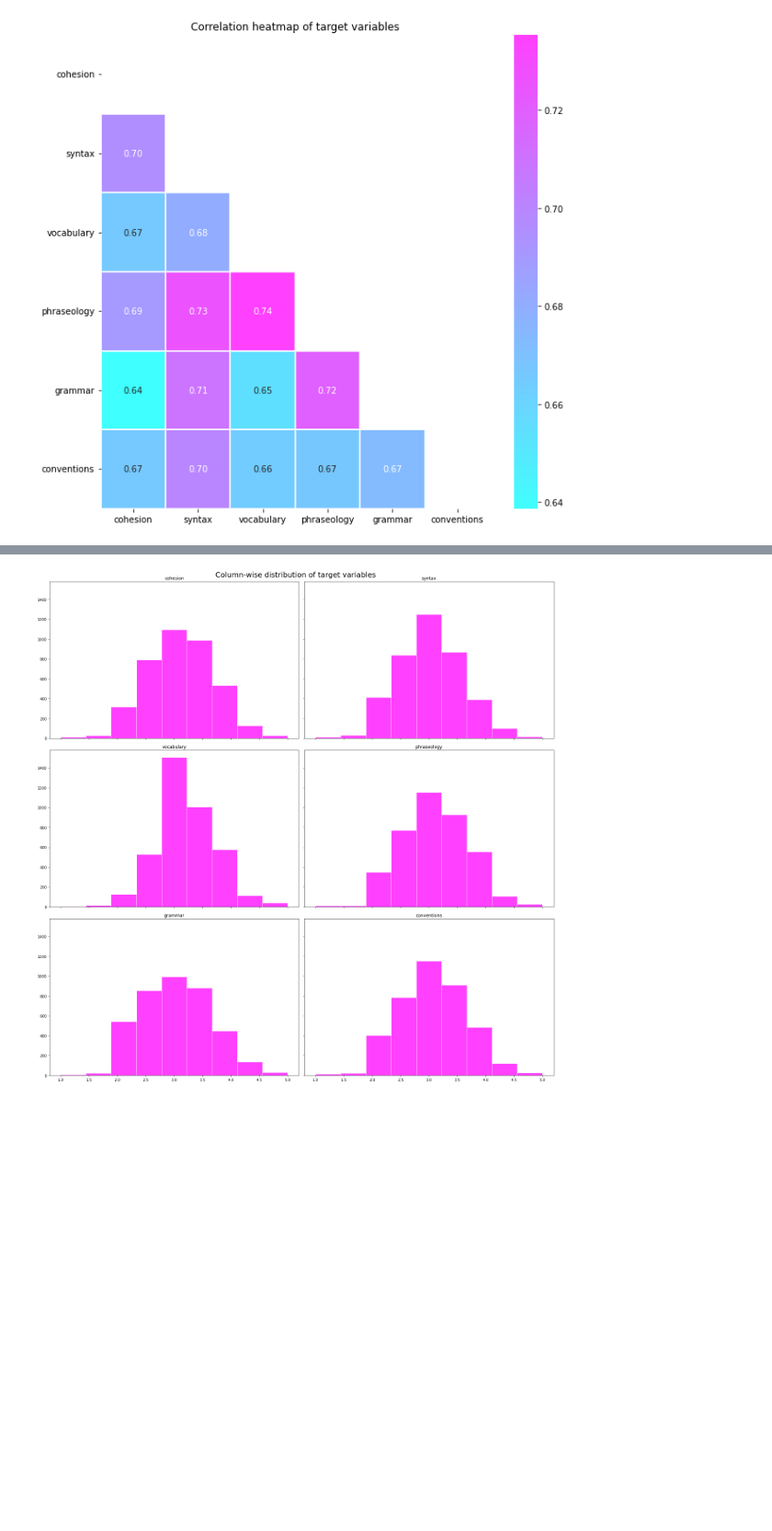
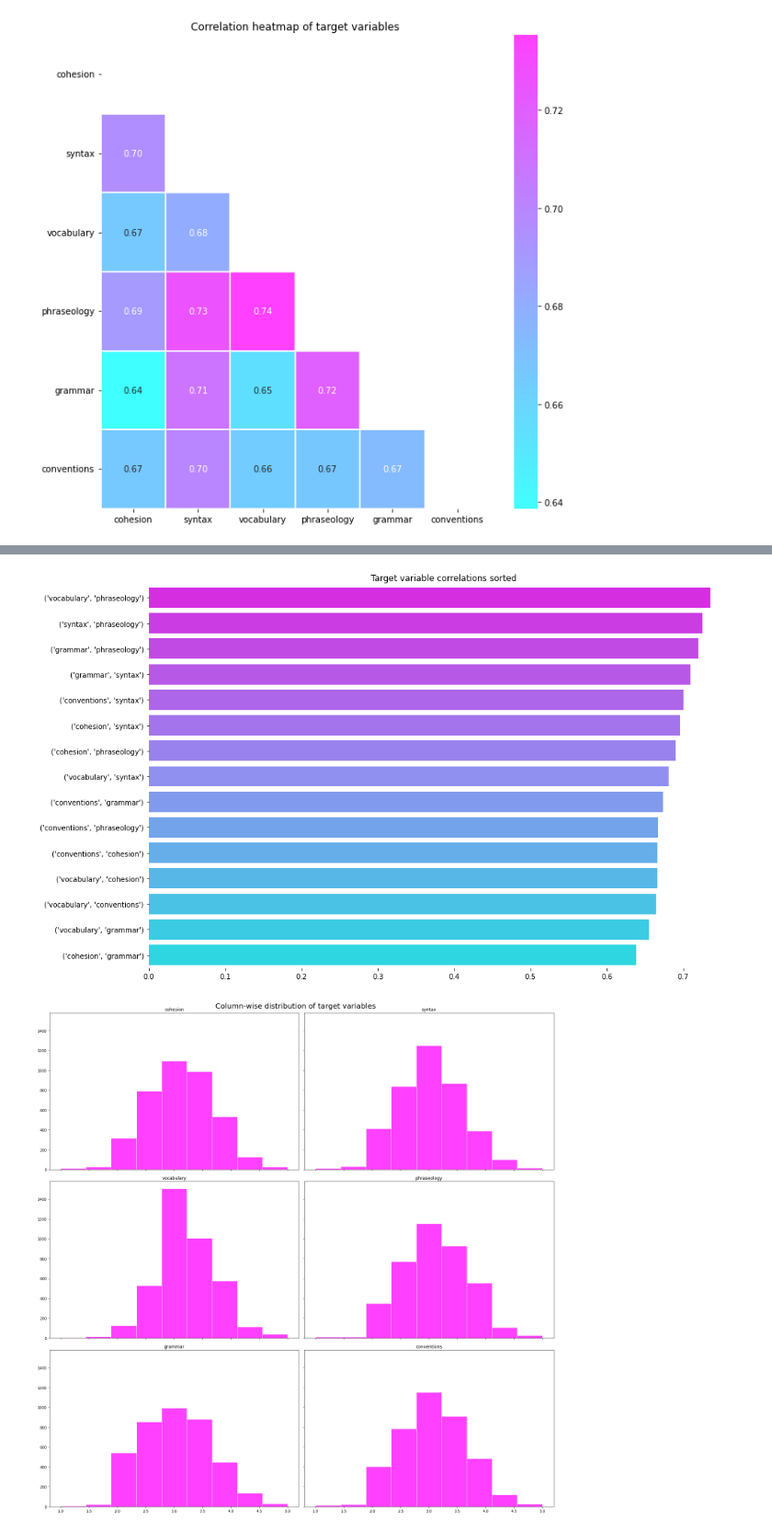
Before and after one commit to tripnv/fbp2-kaggle, a Jupyter notebook: eda.ipynb, the cells around one changed output, grey strips where cells are left out. Shown at 92% size. Drawn from its saved outputs; the diff is of its cells as text; code cells hidden in the pictures; blank space fills up the shorter version.

Commit message:
more expressive correlation plot

```diff
--- a/eda.ipynb
+++ b/eda.ipynb
@@ -263,0 +260,5 @@ array([3.5, 2.5, 3. , 4.5, 4. , 2. , 1. , 5. , 1.5])
+# %%
+corrs_listed = train[TARGET_COLUMNS].corr().stack()
+corr_pairs = [tuple(i) for i in {frozenset(t) for t in corrs_listed.index} if len(i) == 2]
+corrs_sorted = corrs_listed.loc[corr_pairs].sort_values(ascending=False)
+corrs_sorted
@@ -264,3 +282,10 @@ array([3.5, 2.5, 3. , 4.5, 4. , 2. , 1. , 5. , 1.5])
+# %%
+plt.figure(figsize = (15,10))
+sns.barplot(x = corrs_sorted, y = [str(i) for i in corrs_sorted.index], palette = 'cool_r').set_title("Target variable correlations sorted")
+plt.box(False)
+plt.show()
+# %% [output]
+[figure, added]
 # %%
 columnwise_targets = train[TARGET_COLUMNS]
 columnwise_targets.hist(figsize = (20,20), sharex = True, sharey = True, grid = False, bins = 9, edgecolor='white', color = COLORS[0], align='mid', alpha = .75)
```
Also changed, not shown: parts of 12 cells of this notebook.
